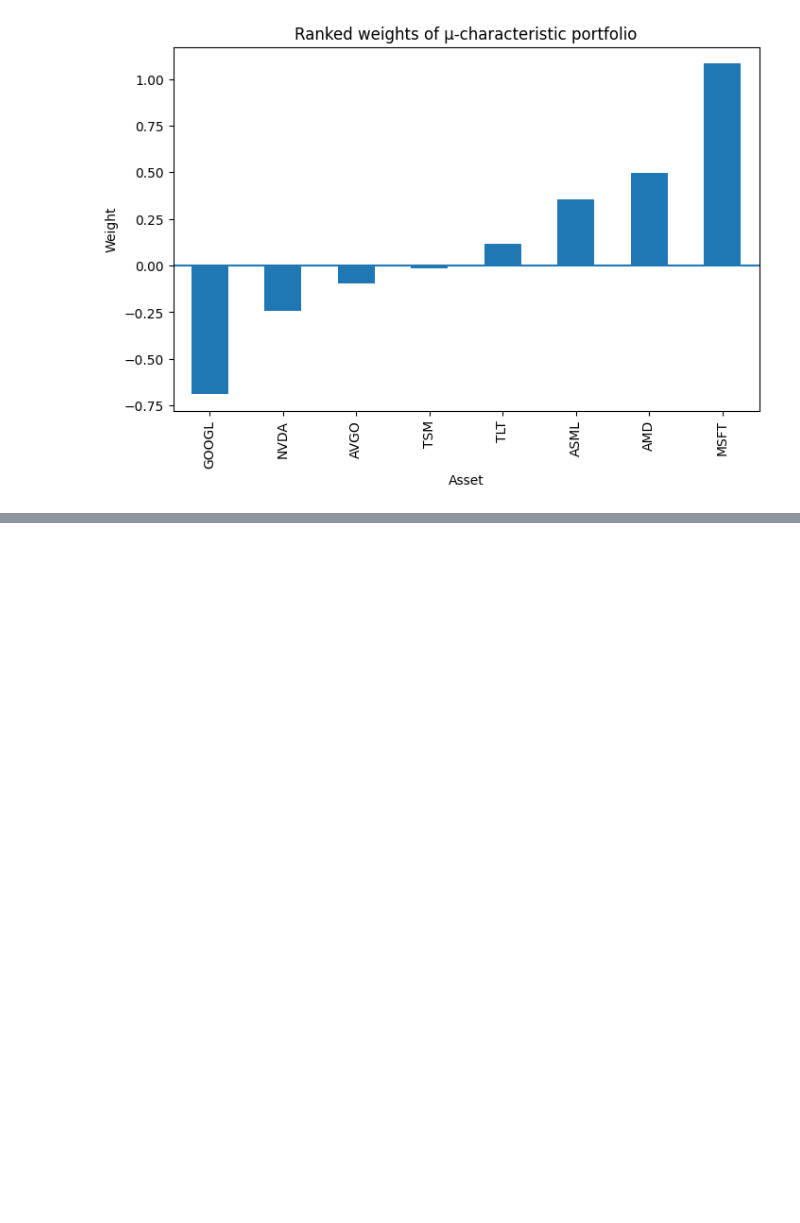
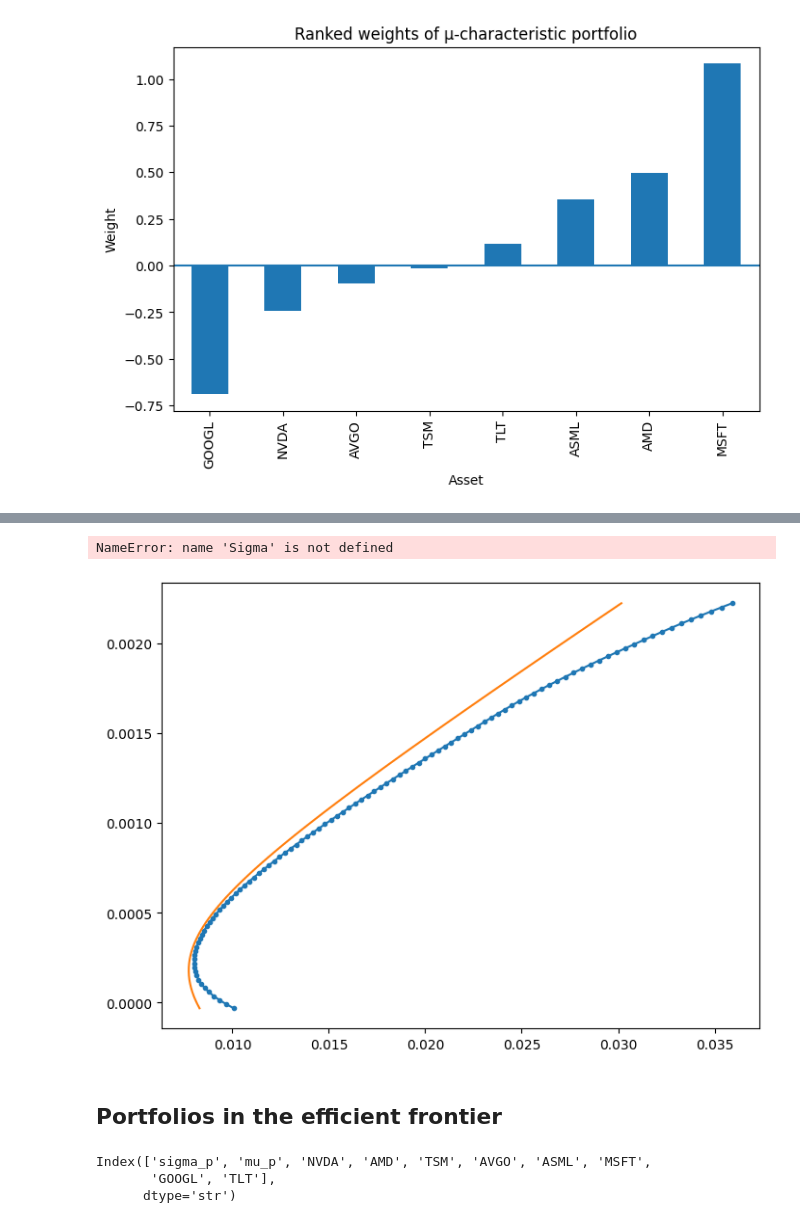
Before and after one commit to FerCorcuera/mit-quant-finance, a Jupyter notebook: optimization/MVO.ipynb, the cells around one changed output, grey strips where cells are left out. Cells and saved outputs as stored; diff of their text form; code cells hidden in the pictures; blank space fills up the shorter version.

```diff
--- a/optimization/MVO.ipynb
+++ b/optimization/MVO.ipynb
@@ -156,0 +263,43 @@ plt.show()
+# %%
+A = iota.T @ inv_cov @ iota
+B = iota.T @ inv_cov @ mu
+C_scalar = mu.T @ inv_cov @ mu
+
+y = MVEF["mu_p"].to_numpy()
+
+x = np.sqrt((A * y**2 - 2 * B * y + C_scalar) / (A * C_scalar - B**2))
+# %%
+plt.figure(figsize=(8, 6))
+
+# numerical frontier with no weight sign constraints
+plt.plot(MVEF["sigma_p"], MVEF["mu_p"], marker=".", label="Long-only frontier")
+
+plt.plot(x, y, label="Budget-only analytical frontier")
+
+# Individual assets
+plt.scatter(Sigma, mu, label="Individual assets")
+
+for asset, sigma_i, mu_i in zip(returns.columns, Sigma, mu):
+    plt.annotate(asset, (sigma_i, mu_i), xytext=(4, 4), textcoords="offset points")
+
+plt.xlabel("Risk")
+plt.ylabel("Expected Return")
+plt.title("Mean-Variance Efficient Frontier")
+plt.grid(True)
+plt.legend()
+
+plt.show()
+# %% [output]
+NameError: name 'Sigma' is not defined
+[figure, added]
+# %% [markdown]
+## Portfolios in the efficient frontier
+# %%
+weight_cols = [f"w_{i}" for i in range(len(assets))]
+
+MVEF = MVEF.rename(columns=dict(zip(weight_cols, assets)))
+MVEF.columns
+# %% [output]
+Index(['sigma_p', 'mu_p', 'NVDA', 'AMD', 'TSM', 'AVGO', 'ASML', 'MSFT',
+       'GOOGL', 'TLT'],
+      dtype='str')
```
Also changed, not shown: parts of 28 cells of this notebook.
